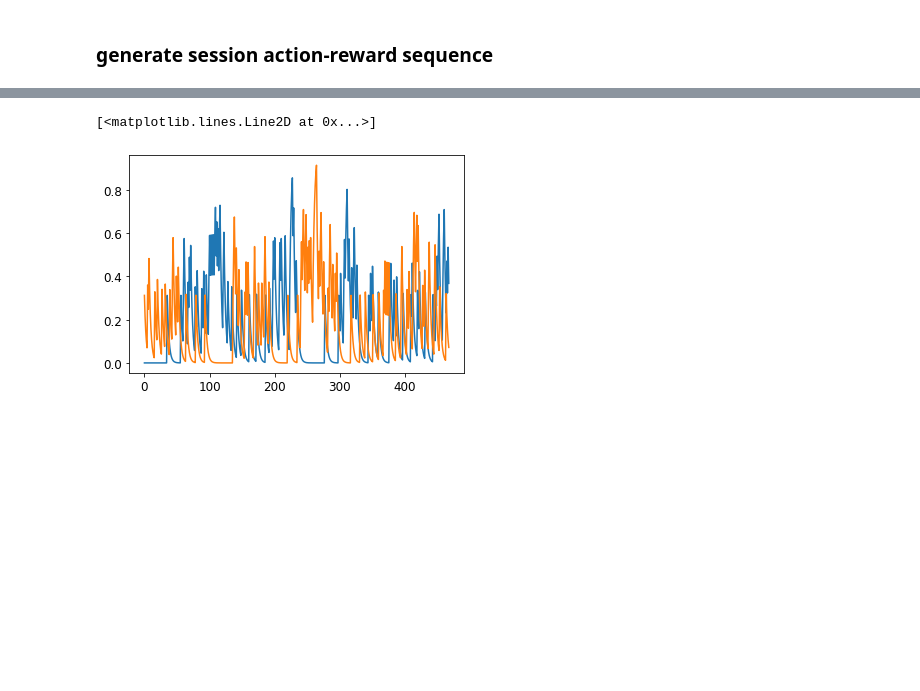
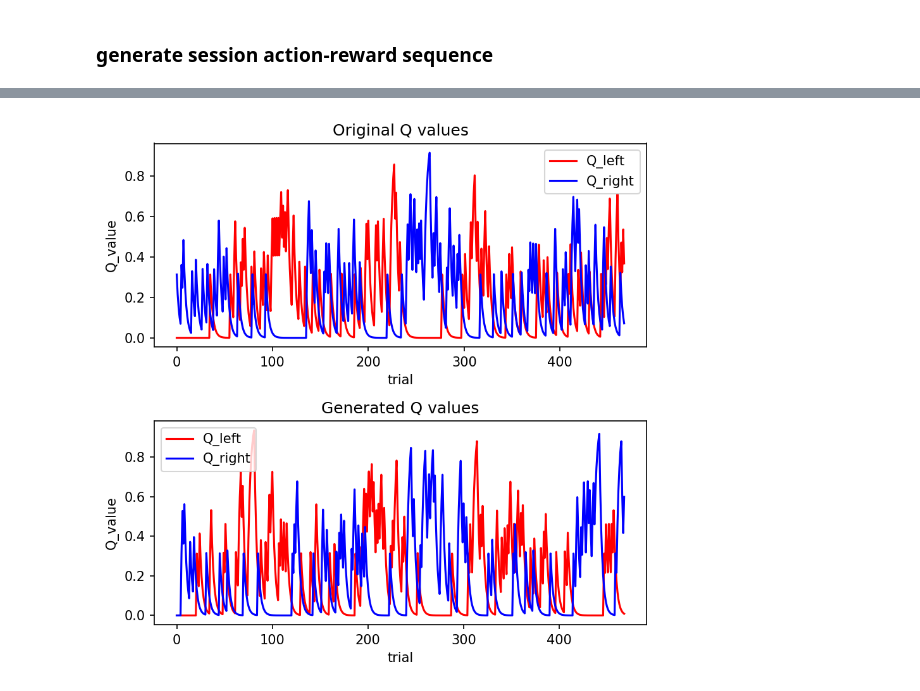
Before and after one commit to pckuo/map-ephys, a Jupyter notebook: notebook/pckuo/pseudo_session.ipynb, the cells around one changed output, grey strips where cells are left out. Cells and saved outputs as stored; diff of their text form; code cells hidden in the pictures; blank space fills up the shorter version.

Commit message:
pseudo session generation

```diff
--- a/notebook/pckuo/pseudo_session.ipynb
+++ b/notebook/pckuo/pseudo_session.ipynb
@@ -135,0 +182,7 @@ check sum of block len: 574 vs total trials 574.0
+# %%
+'''
+block_lengths, _ = get_block_lengths(p_reward_trial, p_reward_block)
+p_reward_gen, block_lengths_gen = gen_p_reward_sequence(p_reward_trial, p_reward_block, block_lengths)
+print(block_lengths_gen)
+print(p_reward_gen.shape)
+'''
@@ -144,13 +205,12 @@ check sum of block len: 574 vs total trials 574.0
 # foraging_model.Model() * foraging_model.Model.Param() & 'model_id=10'
 # foraging_model.ModelClass()
 
-
 model_para = pd.DataFrame((foraging_model.FittedSessionModel.Param & key).fetch())
 model_para_dict = {}
 for i in range(len(model_para)):
     model_para_dict[model_para.iloc[i]['model_param']] = model_para.iloc[i]['fitted_value']
 
-forager = bandit_model.BanditModel(forager='LNP_softmax', n_trials=int(len(trial_reward_availability)/2),
+forager = bandit_model.BanditModel(forager='LNP_softmax', n_trials=int((p_reward_trial).shape[1]),
                                    **model_para_dict)
 for k, v in vars(forager).items():
     if v is not None:
@@ -169,7 +229,14 @@ bias_terms: [-0.0129319  0.       ]
 taus: [2.67017]
 w_taus: [1]
 # %%
-forager.generate_p_reward(block_length_avg, block_length_std)
+# forager.generate_p_reward(block_length_avg, block_length_std)
+p_reward_gen, block_lengths_gen = gen_p_reward_sequence(p_reward_trial, p_reward_block, block_lengths, plot=True)
+forager.n_blocks = len(block_lengths)
+forager.p_reward = p_reward_gen
+forager.block_size = block_lengths_gen
+forager.p_reward_fraction = p_reward_gen[1]/ np.sum(p_reward_gen, axis=0)
+forager.p_reward_ratio = p_reward_gen[1]/ p_reward_gen[0]
+
 for k, v in vars(forager).items():
     if v is not None:
         print(f'{k}: {v}')
@@ -222,17 +324,28 @@ w_taus: [1]
 # %%
 q_latent_variable = (foraging_model.FittedSessionModel.TrialLatentVariable & key)
 
 df_Q = pd.DataFrame(q_latent_variable.fetch())
 df_Q_left = df_Q[df_Q['water_port']=='left']#.sort_values(by=['trial'])
 df_Q_right = df_Q[df_Q['water_port']=='right']#.sort_values(by=['trial'])
 
 # get only Qs columns
 df_Q_right = df_Q_right[['session', 'trial', 'action_value']].rename(columns={'action_value': 'Q_right'})#.reset_index(drop=True)
 df_Q_left = df_Q_left[['session', 'trial', 'action_value']].rename(columns={'action_value': 'Q_left'})#.reset_index(drop=True)
 df_Qs = df_Q_left.merge(df_Q_right)
 
-plt.plot(df_Qs[df_Qs['session']==key['session']]['Q_left'].values)
-plt.plot(df_Qs[df_Qs['session']==key['session']]['Q_right'].values)
+
+qs = ['Q_left', 'Q_right']
+colors = ['r', 'b']
+fig, axs = plt.subplots(2,1, figsize=(6,6), dpi=150)
+for i, q in enumerate(qs):
+    axs[0].plot(df_Qs[df_Qs['session']==key['session']][q].values, color=colors[i], label=q)
+    axs[1].plot(forager.q_estimation[i], color=colors[i], label=q)
+axs[0].set_title('Original Q values')
+axs[1].set_title('Generated Q values')
+for j in range(len(axs)):
+    axs[j].set_xlabel('trial')
+    axs[j].set_ylabel('Q_value')
+    axs[j].legend(loc='best')
+plt.tight_layout()
 # %% [output]
-[<matplotlib.lines.Line2D at 0x...>]
-[figure, old version]
+[figure, new version]
```
Also changed, not shown: parts of 11 cells of this notebook.
